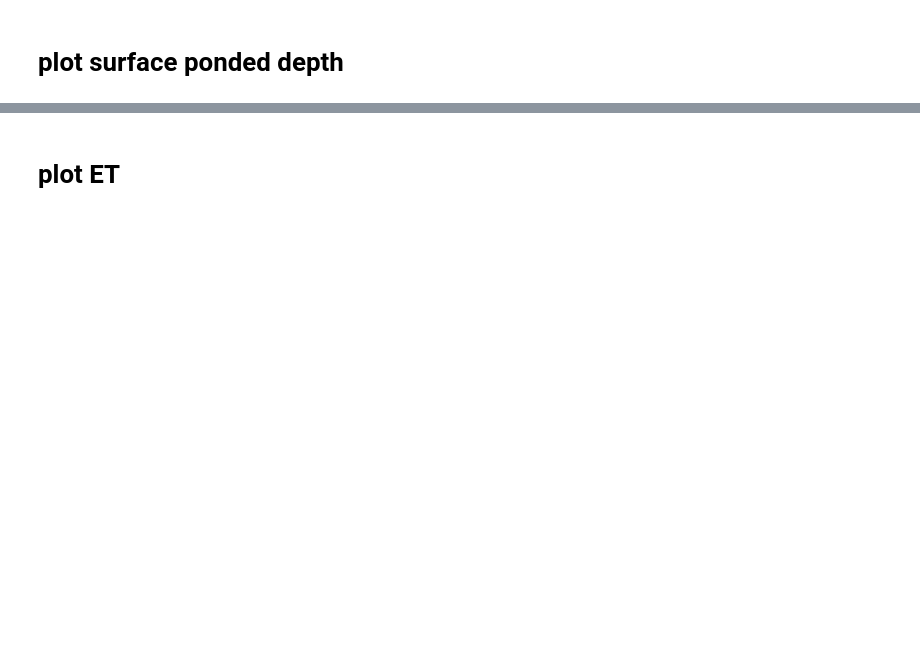
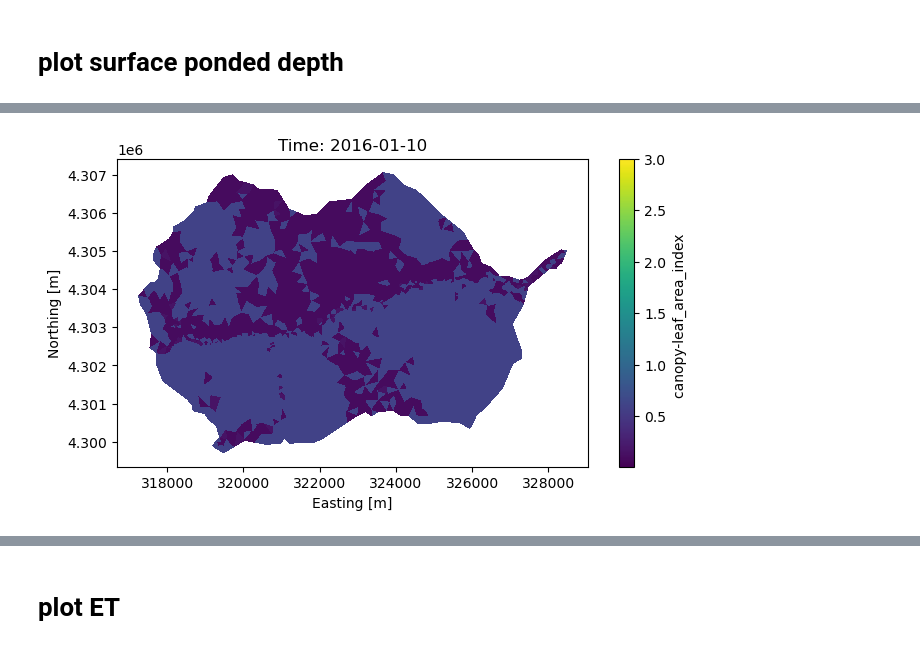
Before and after one commit to pinshuai/ats-workflow, a Jupyter notebook: src/chapters/plot_surface.ipynb, the cells around one changed output, grey strips where cells are left out. Saved outputs shown, nothing was run; the diff lists cells and outputs as text; code cells hidden in the pictures; blank space fills up the shorter version.

```diff
--- a/src/chapters/plot_surface.ipynb
+++ b/src/chapters/plot_surface.ipynb
@@ -35,8 +55,9 @@ list(visfile.d.keys())
 # %% [markdown]
 # plot surface ponded depth
 # %%
-time_slice = '2016-6-10'
+time_slice = '2016-1-10'
 # %%
-fig, ax, tpc = pv.plot_surface_data(visfile, var_name="surface-ponded_depth",
-                                    log = True, vmin=0.01, vmax=4,
+fig, ax, tpc = pv.plot_surface_data(visfile, var_name="canopy-leaf_area_index",
+                                    log = False, vmin=0.01, vmax=3,
                                     time_slice= time_slice)
+# %% [output]
@@ -42,0 +65 @@ fig, ax, tpc = pv.plot_surface_data(visfile, var_name="surface-ponded_depth",
+[figure, added]
```
Also changed, not shown: parts of 7 cells of this notebook, 4 other files.
